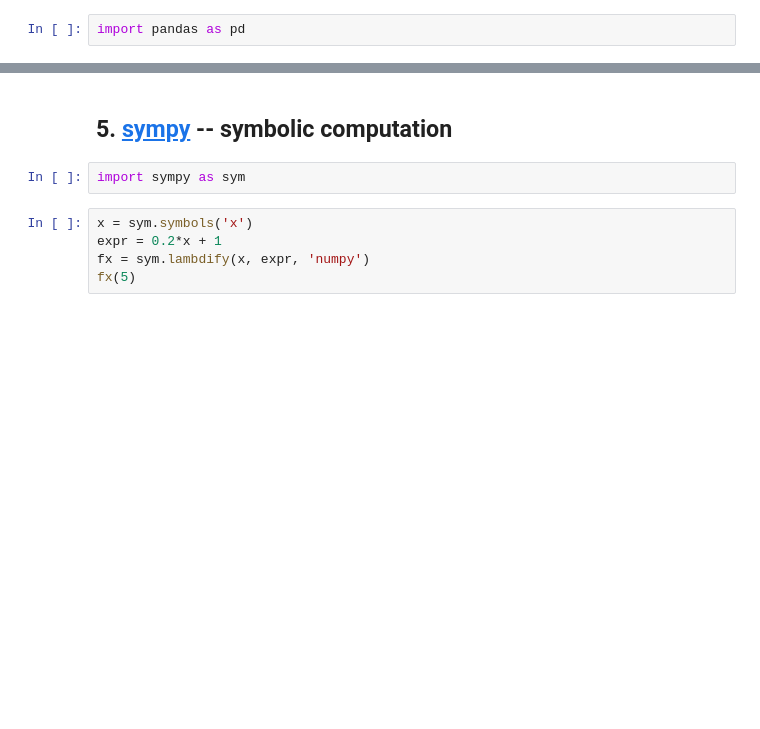
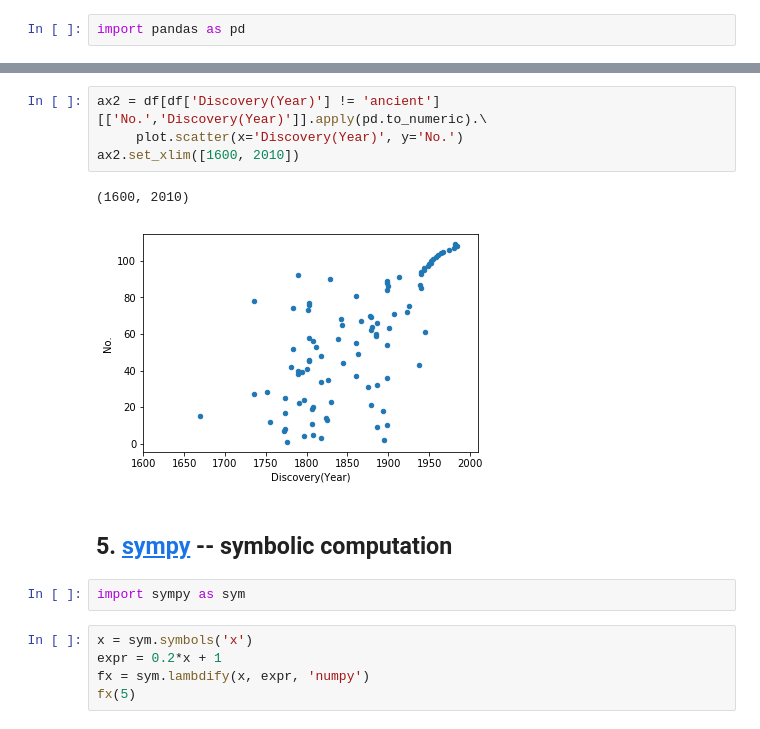
Before and after one commit to RealPolitiX/python_tutorial_FHI-PC-SESD, a Jupyter notebook: materials/PyTutorial_03_Numerics.ipynb, the cells around one changed output, grey strips where cells are left out. Cells and saved outputs as stored; diff of their text form; blank space fills up the shorter version.

```diff
--- a/materials/PyTutorial_03_Numerics.ipynb
+++ b/materials/PyTutorial_03_Numerics.ipynb
@@ -434,3 +521,10 @@ df
+# %%
+ax2 = df[df['Discovery(Year)'] != 'ancient'][['No.','Discovery(Year)']].apply(pd.to_numeric).\
+     plot.scatter(x='Discovery(Year)', y='No.')
+ax2.set_xlim([1600, 2010])
+# %% [output]
+(1600, 2010)
+[figure, added]
 # %% [markdown]
 ## 5. [sympy](http://docs.sympy.org/latest/index.html) -- symbolic computation
 # %%
```
Also changed, not shown: parts of 18 cells of this notebook, 1 other file.
